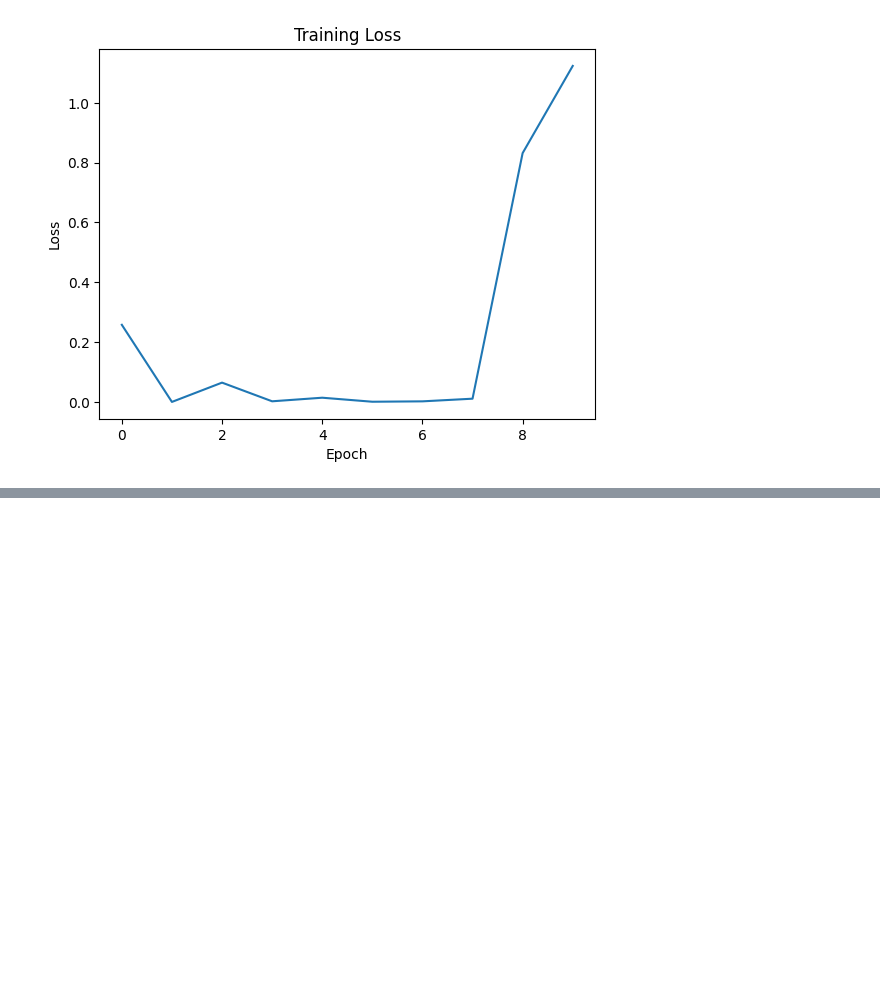
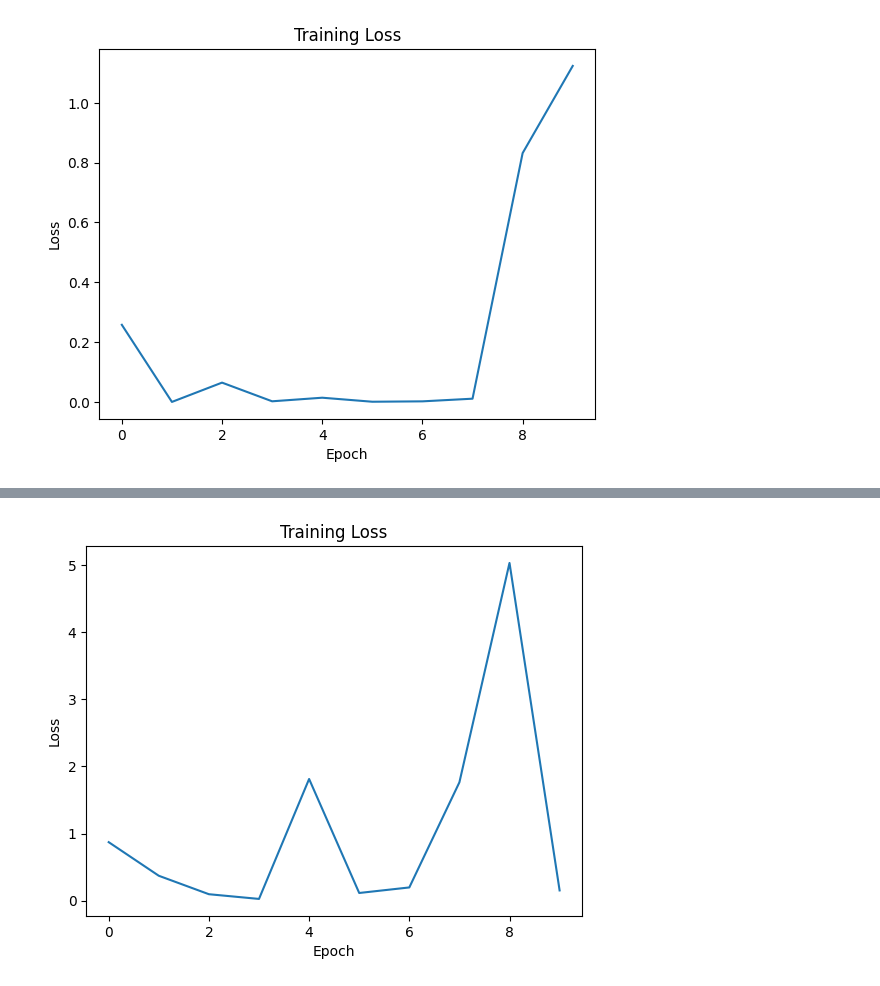
Before and after one commit to devsai9/learning-flask, a Jupyter notebook: flask-with-pt/ai_model.ipynb, the cells around one changed output, grey strips where cells are left out. Cells and saved outputs as stored; diff of their text form; code cells hidden in the pictures; blank space fills up the shorter version.

```diff
--- a/flask-with-pt/ai_model.ipynb
+++ b/flask-with-pt/ai_model.ipynb
@@ -122,3 +197,15 @@ plt.show()
+# %%
+# Model 3
+training_loss = [0.8719089031219482, 0.37131258845329285, 0.09651294350624084, 0.026410367339849472, 1.8129433393478394, 0.11489345878362656, 0.1973603367805481, 1.7633391618728638, 5.031050205230713, 0.1530427187681198]
+
+# Plot training loss vs epoch
+plt.plot(training_loss)
+plt.xlabel('Epoch')
+plt.ylabel('Loss')
+plt.title('Training Loss')
+plt.show()
+# %% [output]
+[figure, added]
 # %%
 from sklearn.metrics import confusion_matrix
 import matplotlib.pyplot as plt
```
Also changed, not shown: parts of 11 cells of this notebook, 16 other files.
